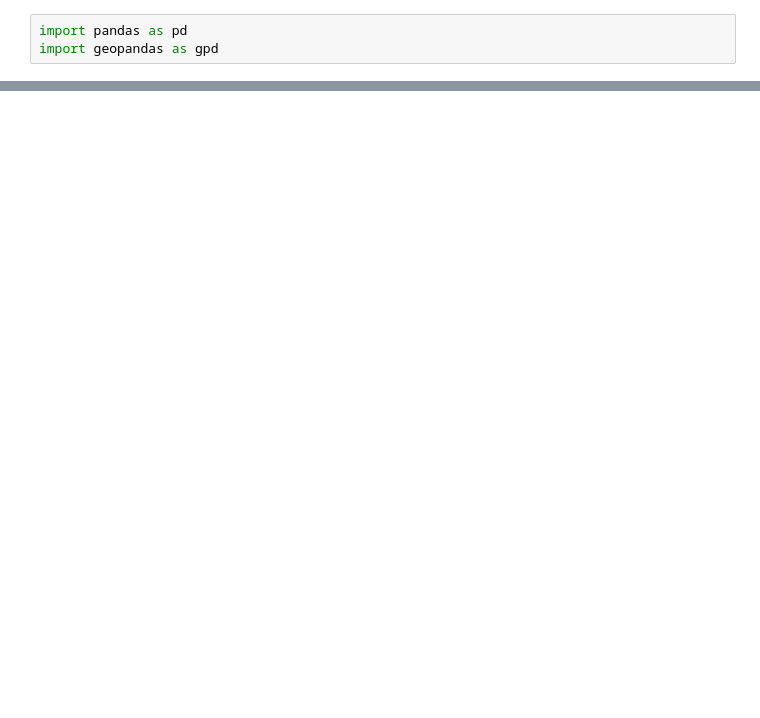
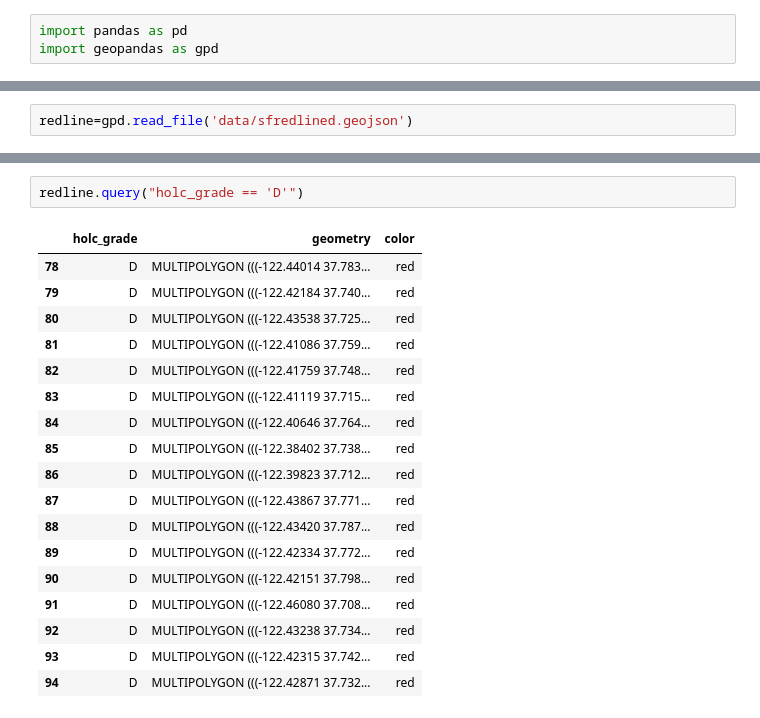
Before and after one commit to tommychandler5/221project, a Jupyter notebook: Group Assignments/W4 Assignment/Historic Redlining Maps.ipynb, the cells around one changed output, grey strips where cells are left out. Drawn from its saved outputs; the diff is of its cells as text; blank space fills up the shorter version.

```diff
--- a/Group Assignments/W4 Assignment/Historic Redlining Maps.ipynb
+++ b/Group Assignments/W4 Assignment/Historic Redlining Maps.ipynb
@@ -7,0 +4,2 @@ DriverError: 221project/Group Assignments/W4 Assignment/data/sfredlined.geojson:
+# %%
+redline=gpd.read_file('data/sfredlined.geojson')
@@ -7,0 +54,21 @@ DriverError: 221project/Group Assignments/W4 Assignment/data/sfredlined.geojson:
+# %%
+redline.query("holc_grade == 'D'")
+# %% [output]
+|  | holc_grade | geometry | color |
+| 78 | D | MULTIPOLYGON (((-122.44014 37.783... | red |
+| 79 | D | MULTIPOLYGON (((-122.42184 37.740... | red |
+| 80 | D | MULTIPOLYGON (((-122.43538 37.725... | red |
+| 81 | D | MULTIPOLYGON (((-122.41086 37.759... | red |
+| 82 | D | MULTIPOLYGON (((-122.41759 37.748... | red |
+| 83 | D | MULTIPOLYGON (((-122.41119 37.715... | red |
+| 84 | D | MULTIPOLYGON (((-122.40646 37.764... | red |
+| 85 | D | MULTIPOLYGON (((-122.38402 37.738... | red |
+| 86 | D | MULTIPOLYGON (((-122.39823 37.712... | red |
+| 87 | D | MULTIPOLYGON (((-122.43867 37.771... | red |
+| 88 | D | MULTIPOLYGON (((-122.43420 37.787... | red |
+| 89 | D | MULTIPOLYGON (((-122.42334 37.772... | red |
+| 90 | D | MULTIPOLYGON (((-122.42151 37.798... | red |
+| 91 | D | MULTIPOLYGON (((-122.46080 37.708... | red |
+| 92 | D | MULTIPOLYGON (((-122.43238 37.734... | red |
+| 93 | D | MULTIPOLYGON (((-122.42315 37.742... | red |
+| 94 | D | MULTIPOLYGON (((-122.42871 37.732... | red |
```
Also changed, not shown: parts of 14 cells of this notebook, 1 other file.
